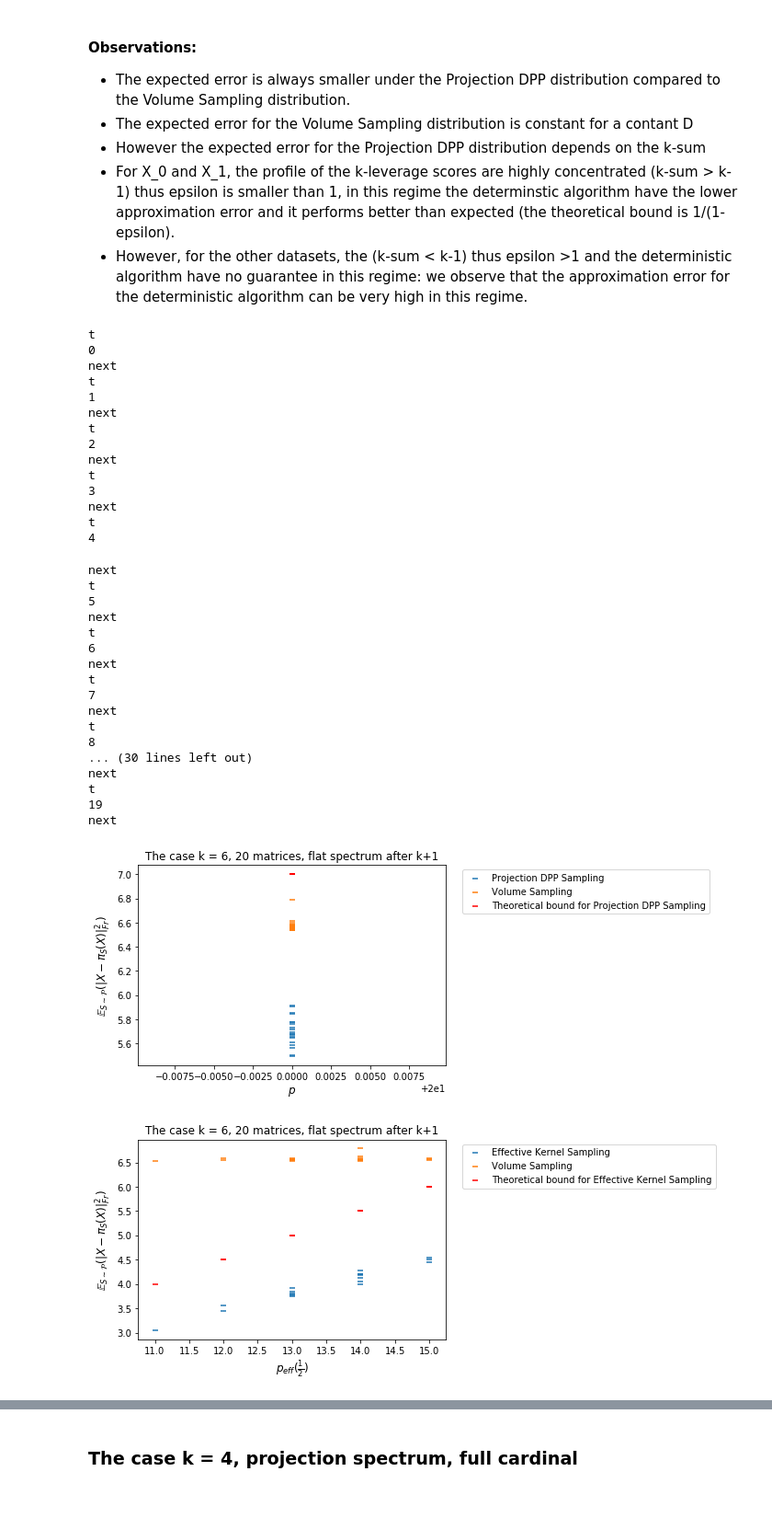
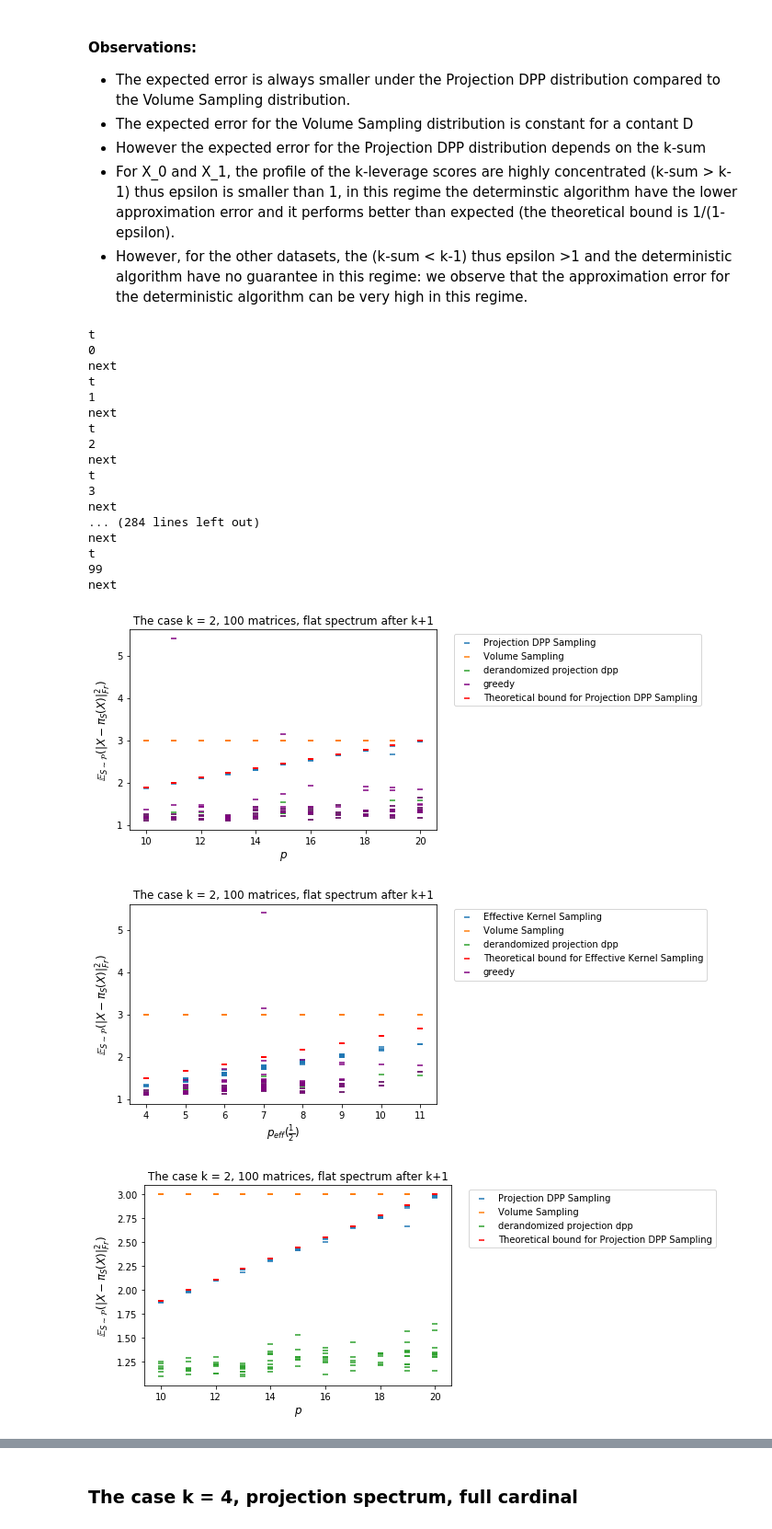
Before and after one commit to AyoubBelhadji/FrameBuilder, a Jupyter notebook: notebooks/Numerical_Analysis_Volume_Sampling_vs_Projection_DPP-Copy2.ipynb, the cells around one changed output, grey strips where cells are left out. Shown at 92% size. Saved outputs shown, nothing was run; the diff lists cells and outputs as text; code cells hidden in the pictures; blank space fills up the shorter version.

```diff
--- a/notebooks/Numerical_Analysis_Volume_Sampling_vs_Projection_DPP-Copy2.ipynb
+++ b/notebooks/Numerical_Analysis_Volume_Sampling_vs_Projection_DPP-Copy2.ipynb
@@ -551,6 +551,18 @@ class Numrerical_Analysis_DPP:
             res_list[t] = approximation_error_function_fro(test_Sigma,self.k,test_X,test_X[:,test_I_k])
             #res_list.append(test_I_k)
         return res_list
+    def get_error_fro_for_derandomized_projection_DPP_selection(self):
+        ## Calculate the error ratio for the k-tuple selected by the deterministic algorithm for every dataset
+        res_list = np.zeros(self.versions_number)
+        for t in range(self.versions_number):
+            test_X = self.multi_X[t,:,:]
+            test_U = self.multi_Q[t,:,:].T
+            lv_scores_vector = np.diag(np.dot(np.transpose(test_U),test_U))
+            test_I_k = derandomization_projection_DPP(test_U,self.k,self.real_dim)
+            _,test_Sigma,_ = np.linalg.svd(test_X, full_matrices=False)
+            res_list[t] = approximation_error_function_fro(test_Sigma,self.k,test_X,test_X[:,test_I_k])
+            #res_list.append(test_I_k)
+        return res_list
     def get_error_spectral_for_deterministic_selection(self):
         ## Calculate the error ratio for the k-tuple selected by the deterministic algorithm for every dataset
         res_list = np.zeros(self.versions_number)
@@ -763,7 +775,7 @@ cov_1_k_2 = np.diag(np.concatenate(([100,100,0.1,0.1,0.1,0.1],cov_test)))
 cov_2_k_2 = np.diag(np.concatenate(([100,10,0.1,0.1,0.1,0.1],cov_test)))
 cov_3_k_2 = np.diag(np.concatenate(([0.1,0.1,0.1,0.1,0.1,0.1],cov_test)))
 # Singular values of the matrices for the case k =3
-cov_1_k_3 = np.diag(np.concatenate(([100,100,100,0.1,0.1,0.1],cov_test)))
+cov_1_k_3 = np.diag(np.concatenate(([100,100,100,1,1,1],cov_test)))
 cov_2_k_3 = np.diag(np.concatenate(([100,10,1,0.1,0.1,0.1],cov_test)))
 cov_3_k_3 = np.diag(np.concatenate(([0.1,0.1,0.1,0.1,0.1,0.1],cov_test)))
 # Singular values of the matrices for the case k =4
@@ -779,7 +791,7 @@ cov_1_k_6 = np.diag(np.concatenate(([100,100,100,100,100,100],cov_test)))
 cov_2_k_6 = np.diag(np.concatenate(([100000,10000,1000,100,10,1],cov_test)))
 cov_3_k_6 = np.diag(np.concatenate(([0.1,0.1,0.1,0.1,0.1,0.1],cov_test)))
 #
-static_list = list(range(20,21))
+static_list = list(range(10,21))
 # %%
 def plot_results_of_multi_experiments(T_,k_,cov_,static_list_):
     T = deepcopy(T_) # The number of experiments
@@ -860,36 +927,23 @@ def plot_results_of_multi_experiments(T_,k_,cov_,static_list_):
-# %%
-plot_results_of_multi_experiments(20,6,cov_2_k_6,static_list)
-# %% [output]
-t
-0
-next
-t
-1
-next
-t
-2
-next
-t
-3
-next
-t
-4
-next
-t
-5
-next
-t
-6
-next
-t
-7
-next
-t
-8
-... (30 lines left out)
-next
-t
-19
-next
-[figure, removed]
-[figure, removed]
+# %%
+plot_results_of_multi_experiments(100,2,cov_1_k_2,static_list)
+# %% [output]
+t
+0
+next
+t
+1
+next
+t
+2
+next
+t
+3
+next
+... (284 lines left out)
+next
+t
+99
+next
+[figure, added]
+[figure, added]
+[figure, added]
```
Also changed, not shown: parts of 32 cells of this notebook.
